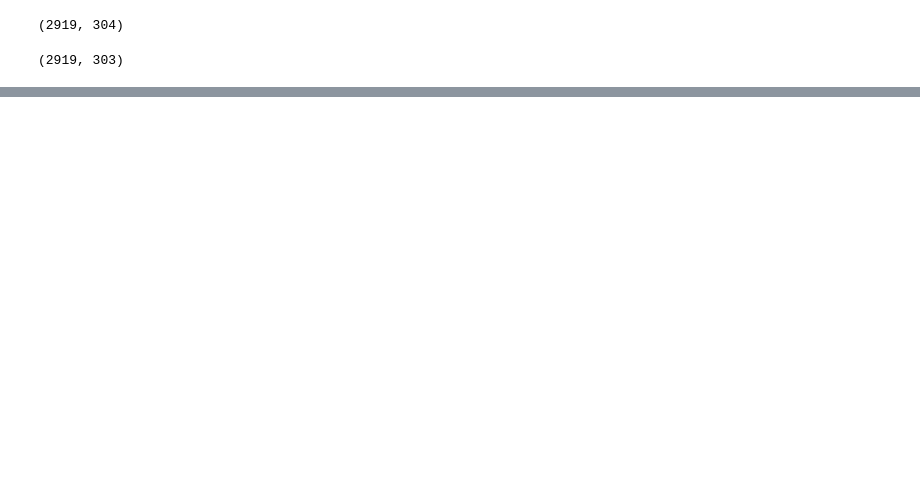
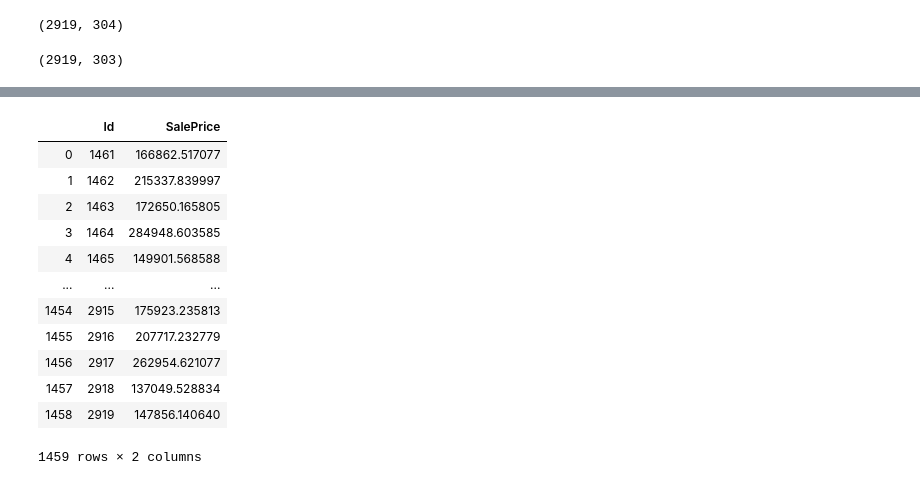
Before and after one commit to AtharvaShembade/DataAnalysis, a Jupyter notebook: House price/Untitled.ipynb, the cells around one changed output, grey strips where cells are left out. Cells and saved outputs as stored; diff of their text form; code cells hidden in the pictures; blank space fills up the shorter version.

```diff
--- a/House price/Untitled.ipynb
+++ b/House price/Untitled.ipynb
@@ -176,0 +382,18 @@ x_pca.shapes
+# %%
+df_submit = df_submit.drop(1459,axis=0)
+# %%
+df_submit
+# %% [output]
+|  | Id | SalePrice |
+| 0 | 1461 | 166862.517077 |
+| 1 | 1462 | 215337.839997 |
+| 2 | 1463 | 172650.165805 |
+| 3 | 1464 | 284948.603585 |
+| 4 | 1465 | 149901.568588 |
+| ... | ... | ... |
+| 1454 | 2915 | 175923.235813 |
+| 1455 | 2916 | 207717.232779 |
+| 1456 | 2917 | 262954.621077 |
+| 1457 | 2918 | 137049.528834 |
+| 1458 | 2919 | 147856.140640 |
+1459 rows × 2 columns
```
Also changed, not shown: parts of 42 cells of this notebook, 1 other file.
